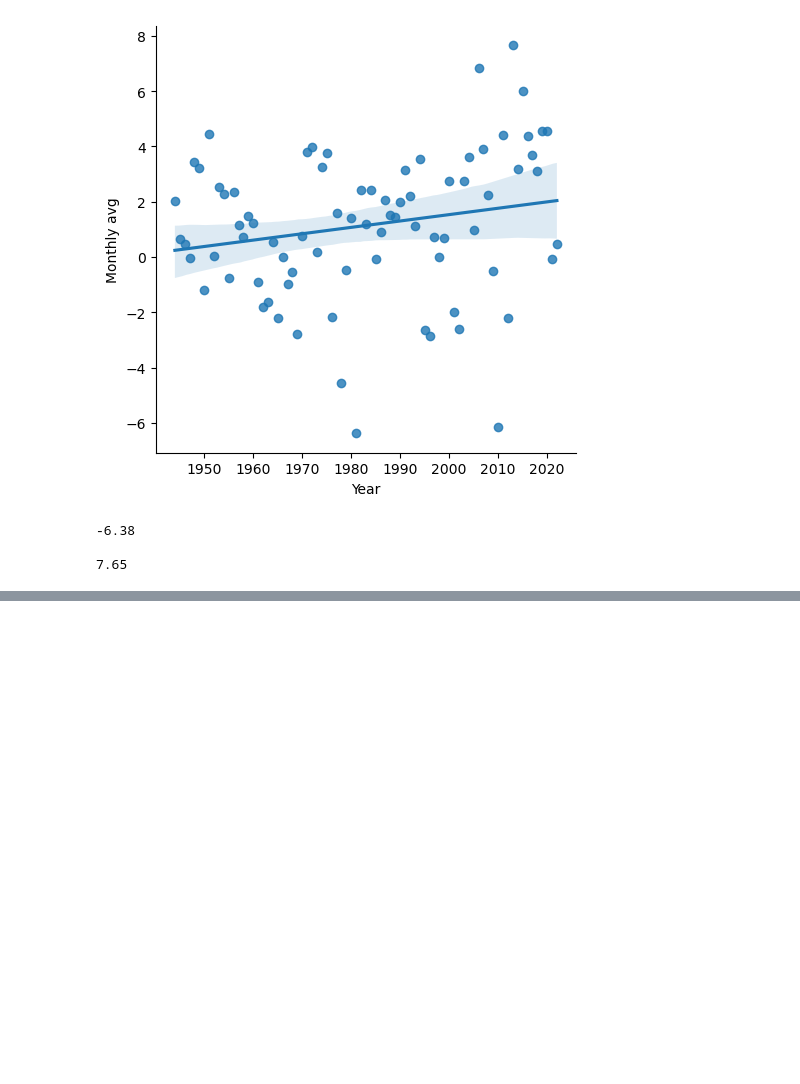
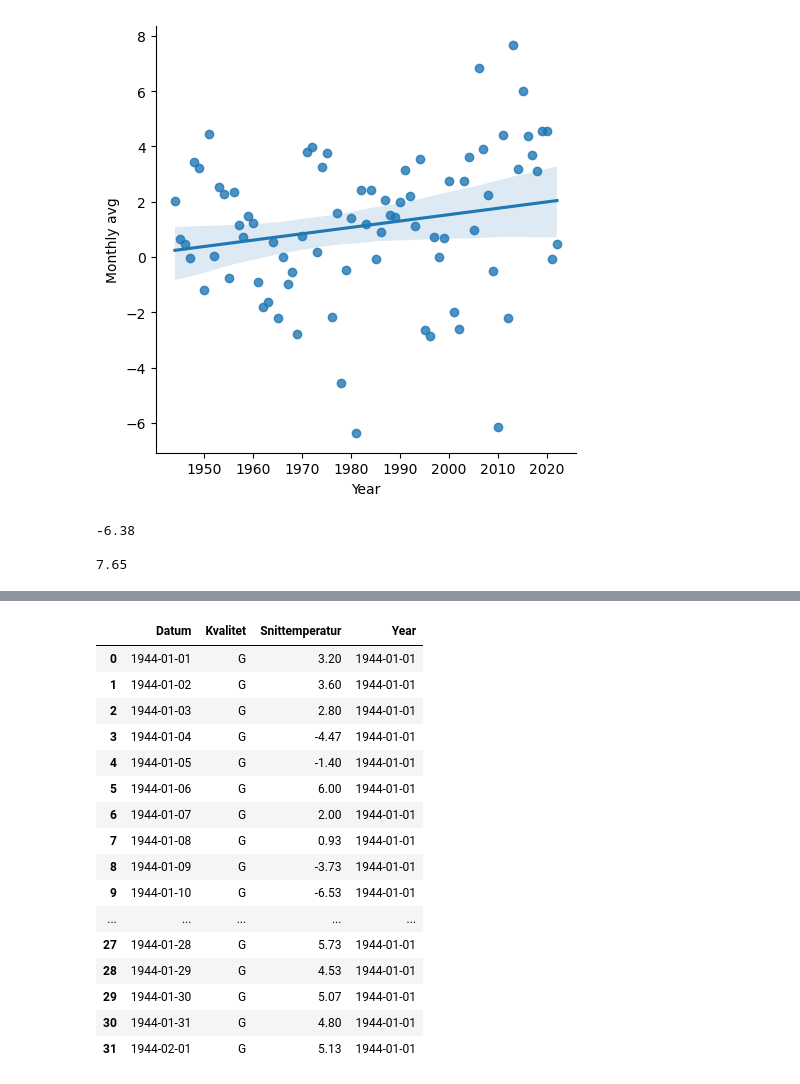
Before and after one commit to msteele919/projectwork, a Jupyter notebook: Kristoffer/plotting.ipynb, the cells around one changed output, grey strips where cells are left out. Drawn from its saved outputs; the diff is of its cells as text; code cells hidden in the pictures; blank space fills up the shorter version.

```diff
--- a/Kristoffer/plotting.ipynb
+++ b/Kristoffer/plotting.ipynb
@@ -11,6 +11,7 @@ from datetime import datetime
 # station_info = pd.read_csv("../data/station_info.csv")
 # smhiprecip = pd.read_csv("../data/percipitation_data_curated.csv"
 monthly = pd.read_pickle("../Dataframes/df_monthly_temp.pkl")
+daily = pd.read_pickle("../Dataframes/df_daily_temp.pkl")
 # %%
 monthly
 # %% [output]
@@ -101,0 +98,20 @@ sns.relplot(x=monthly['Year'], y=monthly['Monthly avg'], data=monthly, kind='lin
+# %%
+daily.head(32)
+# %% [output]
+|  | Datum | Kvalitet | Snittemperatur | Year |
+| 0 | 1944-01-01 | G | 3.20 | 1944-01-01 |
+| 1 | 1944-01-02 | G | 3.60 | 1944-01-01 |
+| 2 | 1944-01-03 | G | 2.80 | 1944-01-01 |
+| 3 | 1944-01-04 | G | -4.47 | 1944-01-01 |
+| 4 | 1944-01-05 | G | -1.40 | 1944-01-01 |
+| 5 | 1944-01-06 | G | 6.00 | 1944-01-01 |
+| 6 | 1944-01-07 | G | 2.00 | 1944-01-01 |
+| 7 | 1944-01-08 | G | 0.93 | 1944-01-01 |
+| 8 | 1944-01-09 | G | -3.73 | 1944-01-01 |
+| 9 | 1944-01-10 | G | -6.53 | 1944-01-01 |
+| ... | ... | ... | ... | ... |
+| 27 | 1944-01-28 | G | 5.73 | 1944-01-01 |
+| 28 | 1944-01-29 | G | 4.53 | 1944-01-01 |
+| 29 | 1944-01-30 | G | 5.07 | 1944-01-01 |
+| 30 | 1944-01-31 | G | 4.80 | 1944-01-01 |
+| 31 | 1944-02-01 | G | 5.13 | 1944-01-01 |
```
Also changed, not shown: parts of 6 cells of this notebook, 3 other files.
